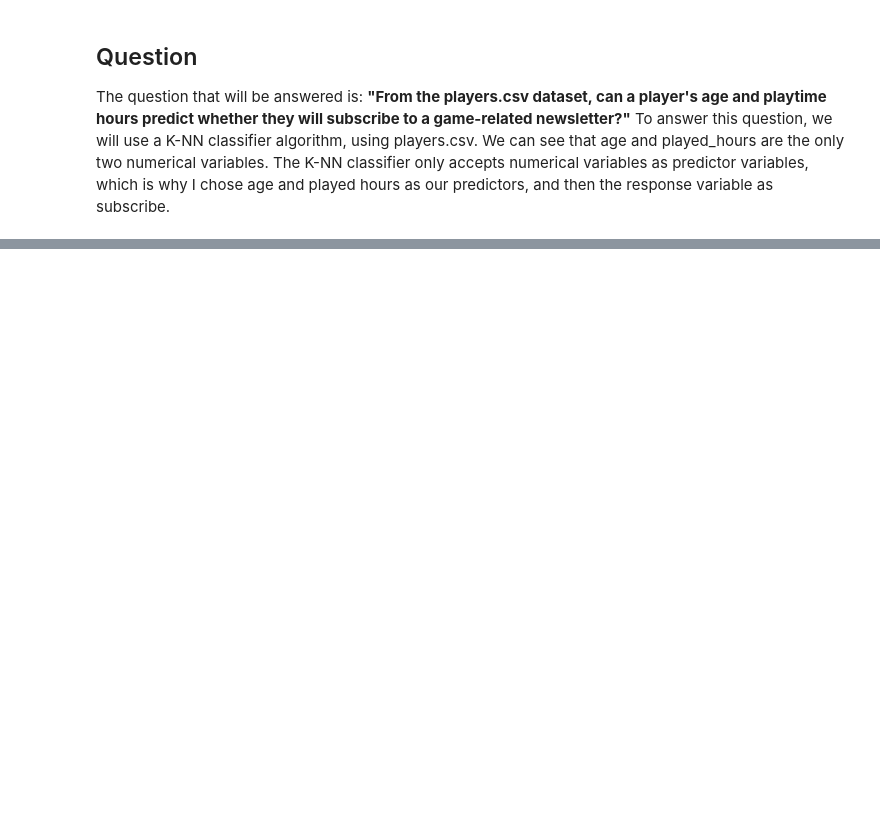
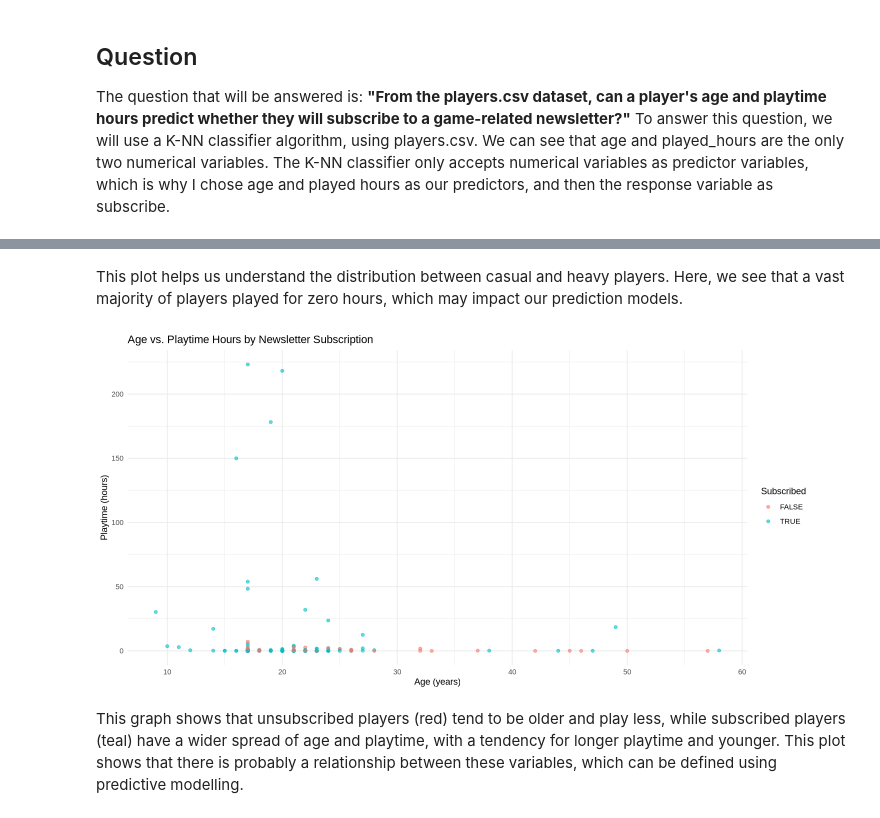
Before and after one commit to sefu06/dsci-100-2025-w1-group-008-07, a Jupyter notebook: individual planning stage/planning.ipynb, the cells around one changed output, grey strips where cells are left out. Drawn from its saved outputs; the diff is of its cells as text; code cells hidden in the pictures; blank space fills up the shorter version.

```diff
--- a/individual planning stage/planning.ipynb
+++ b/individual planning stage/planning.ipynb
@@ -42,0 +115,14 @@ The question that will be answered is: **"From the players.csv dataset, can a pl
+# %% [markdown]
+This plot helps us understand the distribution between casual and heavy players. Here, we see that a vast majority of players played for zero hours, which may impact our prediction models.
+# %%
+ggplot(players_data, aes(x = age, y = played_hours, color = subscribe)) +
+  geom_point(alpha = 0.6) +
+  labs(title = "Age vs. Playtime Hours by Newsletter Subscription",
+       x = "Age (years)",
+       y = "Playtime (hours)",
+       color = "Subscribed") +
+  theme_minimal()
+# %% [output]
+[figure, added]
+# %% [markdown]
+This graph shows that unsubscribed players (red) tend to be older and play less, while subscribed players (teal) have a wider spread of age and playtime, with a tendency for longer playtime and younger. This plot shows that there is probably a relationship between these variables, which can be defined using predictive modelling.
```
Also changed, not shown: parts of 11 cells of this notebook.
